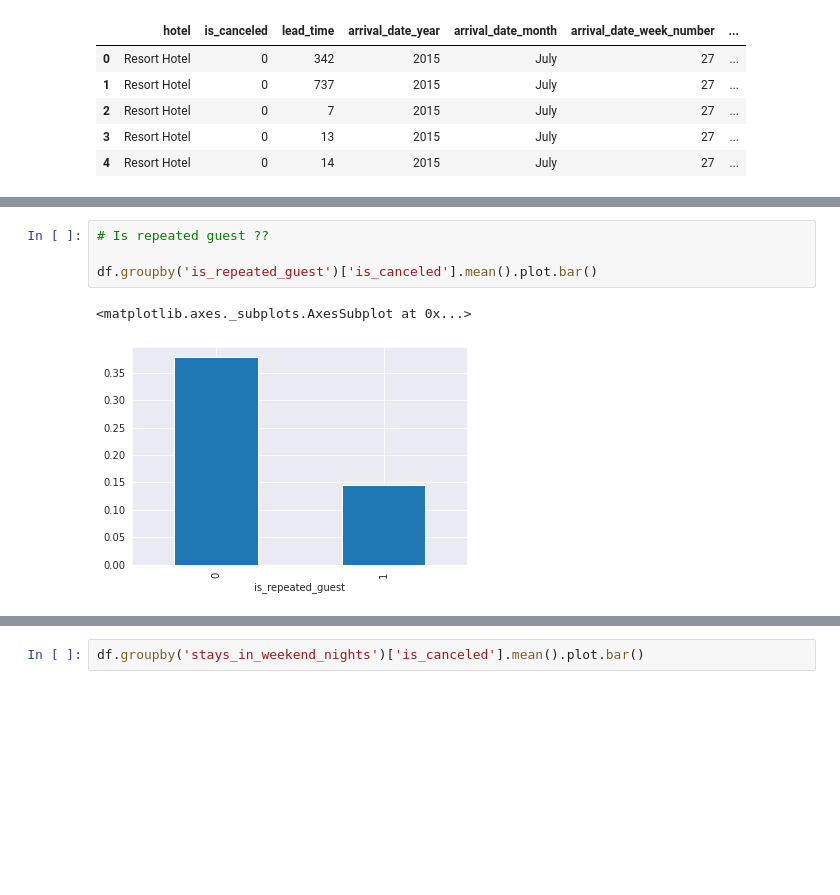
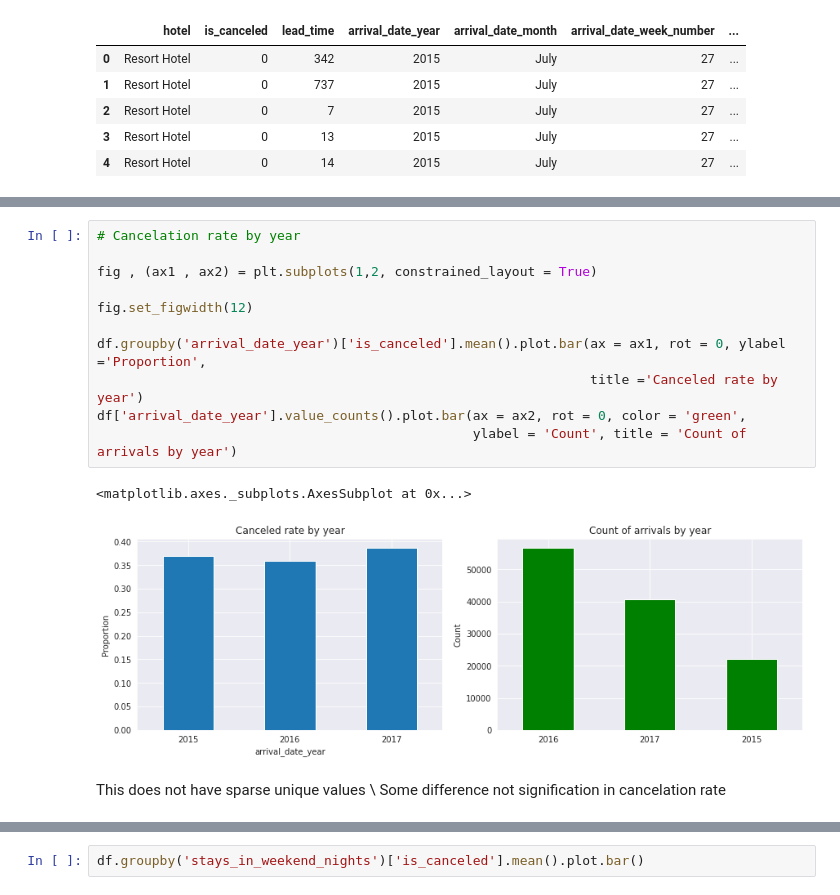
Before and after one commit to suchirmm/hotel-booking, a Jupyter notebook: hotel_booking_analysis.ipynb, the cells around one changed output, grey strips where cells are left out. Saved outputs shown, nothing was run; the diff lists cells and outputs as text; blank space fills up the shorter version.

```diff
--- a/hotel_booking_analysis.ipynb
+++ b/hotel_booking_analysis.ipynb
@@ -440,7 +406,17 @@ df.head()
-# %%
-# Is repeated guest ??
-
-df.groupby('is_repeated_guest')['is_canceled'].mean().plot.bar()
-# %% [output]
-<matplotlib.axes._subplots.AxesSubplot at 0x...>
-[figure, removed]
+# %%
+# Cancelation rate by year
+
+fig , (ax1 , ax2) = plt.subplots(1,2, constrained_layout = True)
+
+fig.set_figwidth(12)
+
+df.groupby('arrival_date_year')['is_canceled'].mean().plot.bar(ax = ax1, rot = 0, ylabel ='Proportion',
+                                                               title ='Canceled rate by year')
+df['arrival_date_year'].value_counts().plot.bar(ax = ax2, rot = 0, color = 'green',
+                                                ylabel = 'Count', title = 'Count of arrivals by year')
+# %% [output]
+<matplotlib.axes._subplots.AxesSubplot at 0x...>
+[figure, added]
+# %% [markdown]
+This does not have sparse unique values \\
+Some difference not signification in cancelation rate
```
Also changed, not shown: parts of 35 cells of this notebook.
